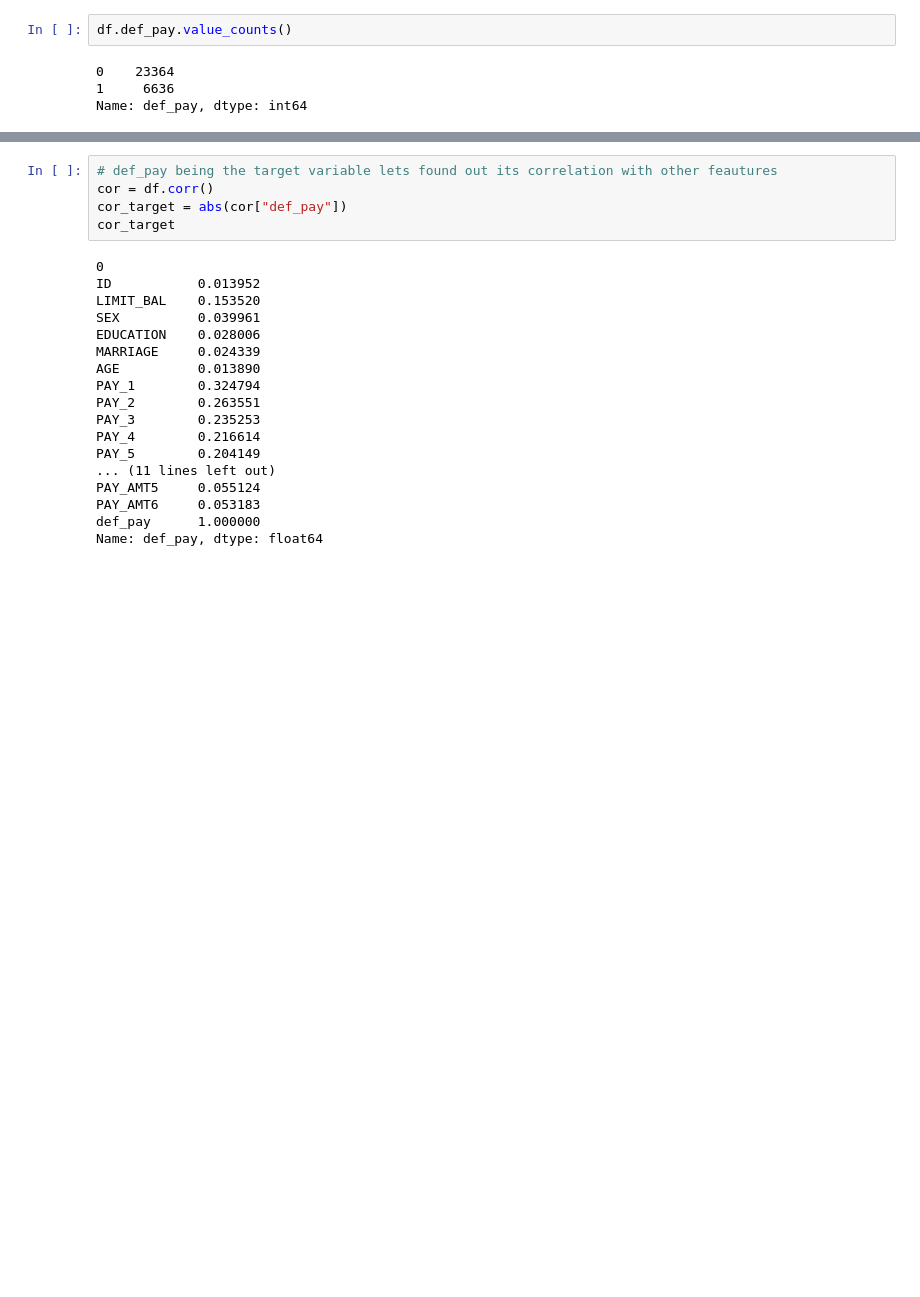
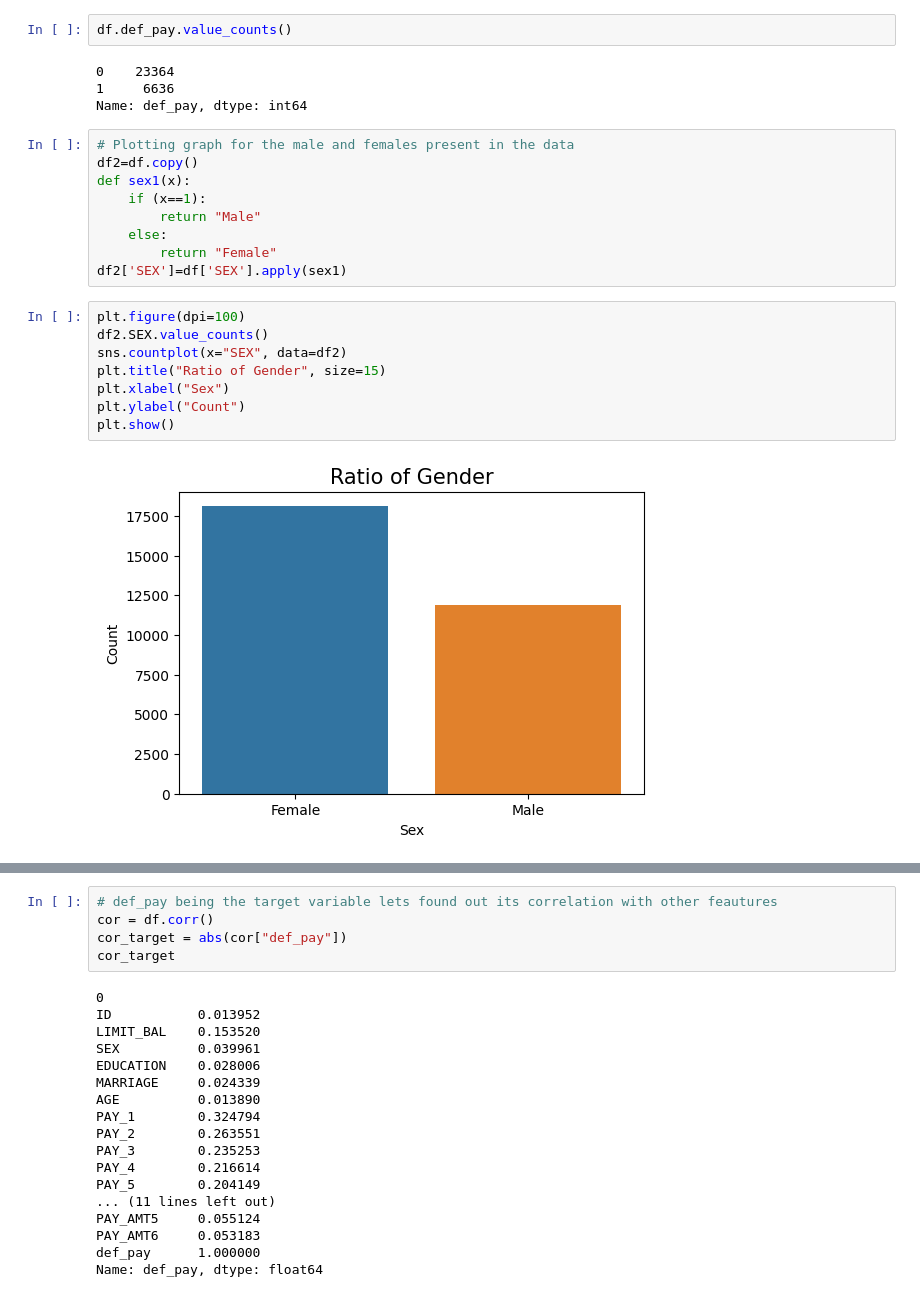
Before and after one commit to ekanshsinghrathore/Credit-Card-Default-Prediction, a Jupyter notebook: Credit_Card_Default_Prediction_Capstone_Project.ipynb, the cells around one changed output, grey strips where cells are left out. Drawn from its saved outputs; the diff is of its cells as text; blank space fills up the shorter version.

```diff
--- a/Credit_Card_Default_Prediction_Capstone_Project.ipynb
+++ b/Credit_Card_Default_Prediction_Capstone_Project.ipynb
@@ -186,3 +197,22 @@ df.def_pay.value_counts()
 0    23364
 1     6636
 Name: def_pay, dtype: int64
+# %%
+# Plotting graph for the male and females present in the data
+df2=df.copy()
+def sex1(x):
+    if (x==1):
+        return "Male"
+    else:
+        return "Female"
+df2['SEX']=df['SEX'].apply(sex1)
+# %%
+plt.figure(dpi=100)
+df2.SEX.value_counts()
+sns.countplot(x="SEX", data=df2)
+plt.title("Ratio of Gender", size=15)
+plt.xlabel("Sex")
+plt.ylabel("Count")
+plt.show()
+# %% [output]
+[figure, added]
```
Also changed, not shown: parts of 19 cells of this notebook.
